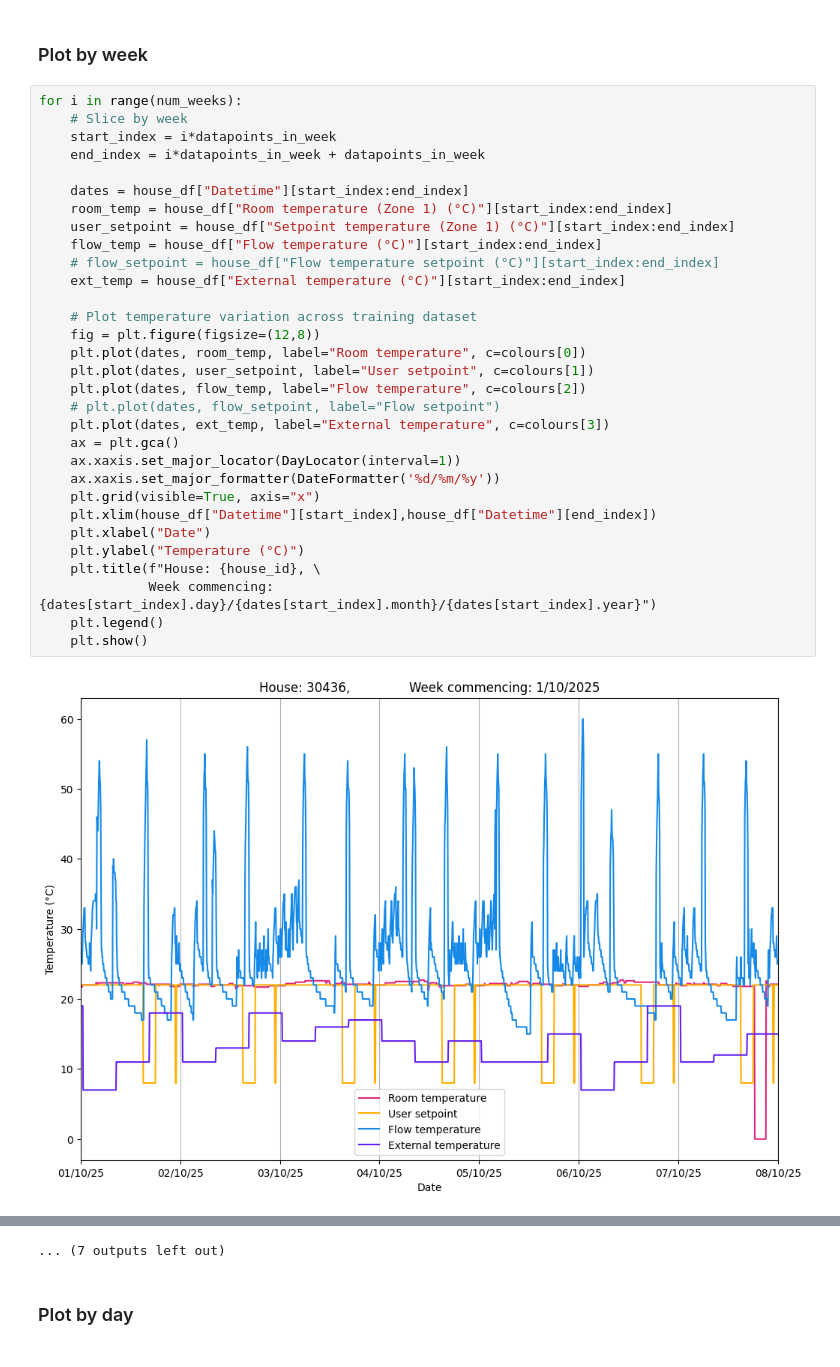
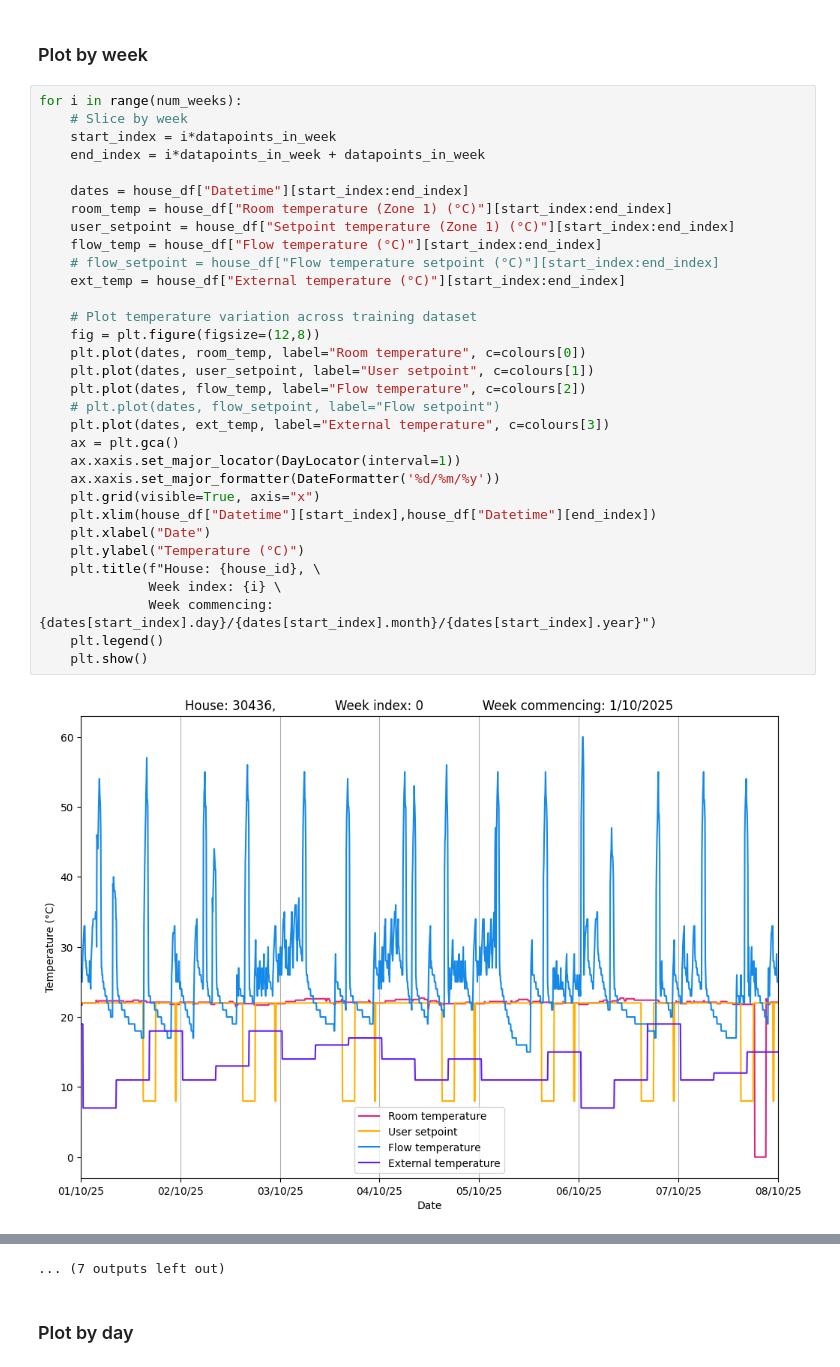
Before and after one commit to PracticeOrientedAICDT/PassivUK_Project_Spring_2026, a Jupyter notebook: EDA.ipynb, the cells around one changed output, grey strips where cells are left out. Drawn from its saved outputs; the diff is of its cells as text.

Commit message:
fix - add week index to graphs

```diff
--- a/EDA.ipynb
+++ b/EDA.ipynb
@@ -69,31 +69,32 @@ for i in range(num_weeks):
     # Slice by week
     start_index = i*datapoints_in_week
     end_index = i*datapoints_in_week + datapoints_in_week
 
     dates = house_df["Datetime"][start_index:end_index]
     room_temp = house_df["Room temperature (Zone 1) (°C)"][start_index:end_index]
     user_setpoint = house_df["Setpoint temperature (Zone 1) (°C)"][start_index:end_index]
     flow_temp = house_df["Flow temperature (°C)"][start_index:end_index]
     # flow_setpoint = house_df["Flow temperature setpoint (°C)"][start_index:end_index]
     ext_temp = house_df["External temperature (°C)"][start_index:end_index]
 
     # Plot temperature variation across training dataset
     fig = plt.figure(figsize=(12,8))
     plt.plot(dates, room_temp, label="Room temperature", c=colours[0])
     plt.plot(dates, user_setpoint, label="User setpoint", c=colours[1])
     plt.plot(dates, flow_temp, label="Flow temperature", c=colours[2])
     # plt.plot(dates, flow_setpoint, label="Flow setpoint")
     plt.plot(dates, ext_temp, label="External temperature", c=colours[3])
     ax = plt.gca()
     ax.xaxis.set_major_locator(DayLocator(interval=1))
     ax.xaxis.set_major_formatter(DateFormatter('%d/%m/%y'))
     plt.grid(visible=True, axis="x")
     plt.xlim(house_df["Datetime"][start_index],house_df["Datetime"][end_index])
     plt.xlabel("Date")
     plt.ylabel("Temperature (°C)")
     plt.title(f"House: {house_id}, \
+              Week index: {i} \
               Week commencing: {dates[start_index].day}/{dates[start_index].month}/{dates[start_index].year}")
     plt.legend()
     plt.show()
 # %% [output]
-[figure, old version]
+[figure, new version]
```
Also changed, not shown: parts of 1 cell of this notebook.
